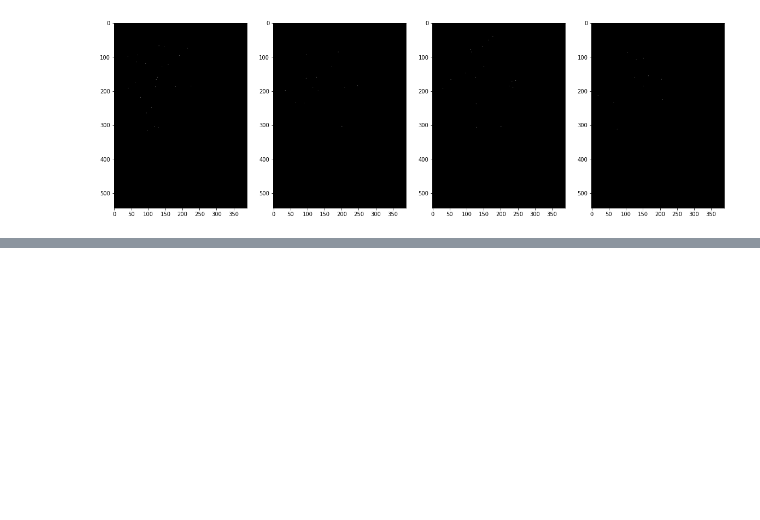
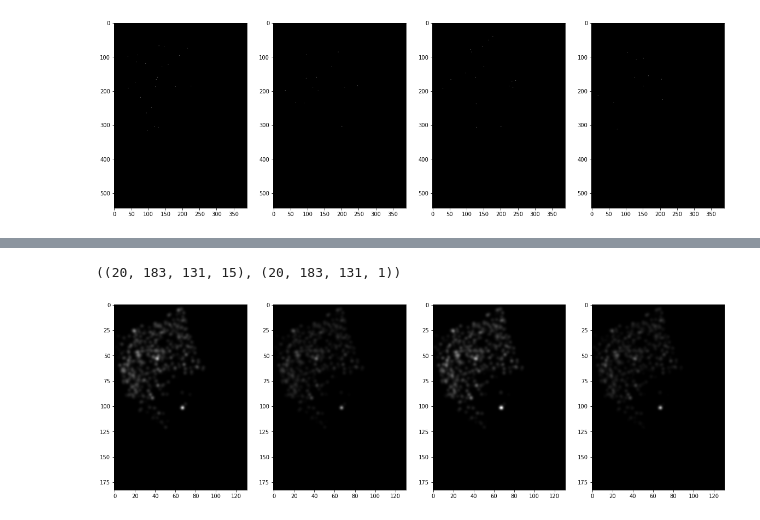
Before and after one commit to candiesforlife/minority_report, a Jupyter notebook: notebooks/Alice_6h_Preprocessing_Stacking_Test.ipynb, the cells around one changed output, grey strips where cells are left out. Saved outputs shown, nothing was run; the diff lists cells and outputs as text; code cells hidden in the pictures; blank space fills up the shorter version.

```diff
--- a/notebooks/Alice_6h_Preprocessing_Stacking_Test.ipynb
+++ b/notebooks/Alice_6h_Preprocessing_Stacking_Test.ipynb
@@ -207,0 +285,41 @@ img_plot(img_conv_sample)
+# %%
+def get_X_y(img3D_conv, nb_observations, obs_tf,obs_lat,obs_lon, obs_time,
+                tar_tf, tar_lat,tar_lon, tar_time):
+    '''
+    outputs n observations and their associated targets
+    '''
+    X = []
+    y = []
+
+    for n in range(nb_observations):
+        X_subsample, y_subsample = get_observation_target(img3D_conv,
+                                       obs_tf,obs_lat,obs_lon, obs_time,
+                                       tar_tf,  tar_lat,tar_lon, tar_time)
+        X.append(X_subsample)
+        y.append(y_subsample)
+
+    X = np.array(X)
+    y = np.array(y)
+
+    del X_subsample, y_subsample, n
+
+    return X, y
+# %%
+# grid has buckets of 15m * 15m, each image is 6h
+# 28 * 6h is 1 week
+# stacking has to be inferior to gaussian so model can learn from gaussian filter
+
+obs_lon = 3 # 3 * 15m = 45m
+obs_lat = 3 # 3 * 15m = 45m
+obs_time = 4 # 24h - each obs of X is 14 images (each image is 24h)
+obs_tf = 56 # 4 (slots of 6h) * 14 days = 56 * 6 or 2 weeks (represents two weeks, where each img is 6h)
+tar_lon =  3 # 3 * 15m = 45m
+tar_lat = 3 # 3 * 15m = 45m
+tar_time = 2 # each image is 12h - output: one image of 12h
+tar_tf = 2 # 2 * 6h = 12h
+nb_observations = 20
+
+X, y = get_X_y(img3D_conv_six,
+               nb_observations,
+               obs_tf, obs_lat, obs_lon, obs_time,
+               tar_tf, tar_lat,tar_lon, tar_time)
@@ -207,0 +344,10 @@ img_plot(img_conv_sample)
+# %%
+X.shape, y.shape # 68, 22 size that worked
+# %% [output]
+((20, 183, 131, 15), (20, 183, 131, 1))
+# %%
+X_sample = X[0, :, :, 10: 15]
+
+img_plot(X_sample)
+# %% [output]
+[figure, added]
```
Also changed, not shown: parts of 9 cells of this notebook, 3 other files.
